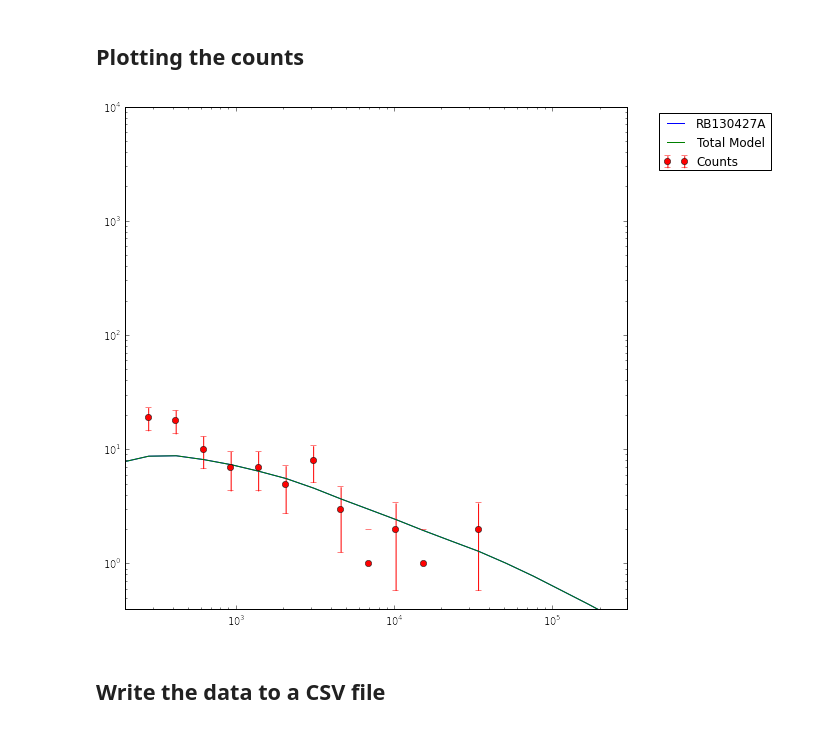
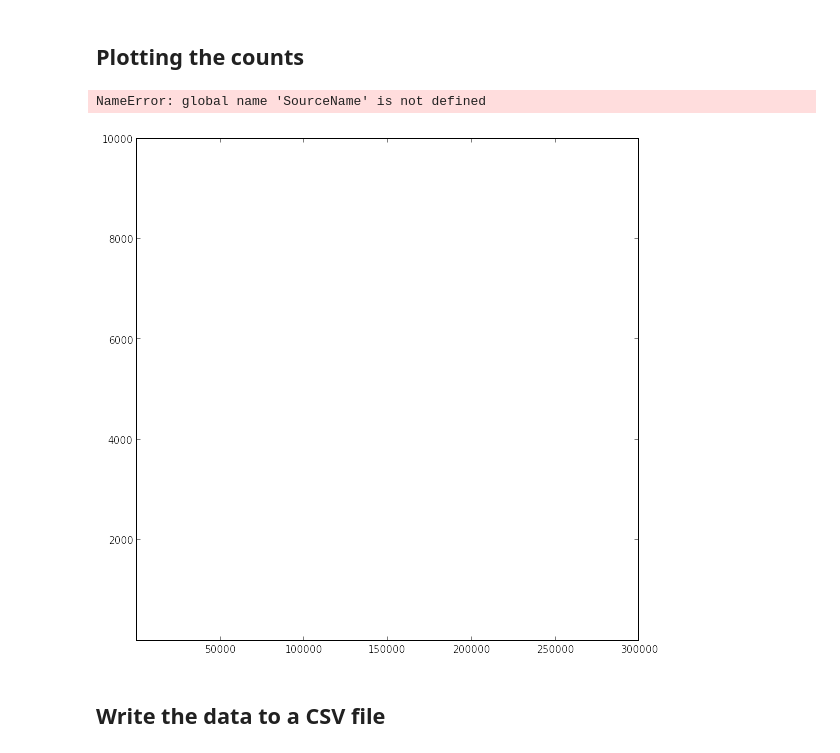
Before and after one commit to RoCaerbannog/VHEObserverTools, a Jupyter notebook: GRB Analysis Testing .ipynb, the cells around one changed output. Cells and saved outputs as stored; diff of their text form; code cells hidden in the pictures.

```diff
--- a/GRB Analysis Testing .ipynb
+++ b/GRB Analysis Testing .ipynb
@@ -41,9 +45,10 @@ Our convergence is...
 # %% [markdown]
 ## Plotting the counts
 # %%
-GRB130427A.plot_counts(0)
+GRB130427A.plot_counts(1)
 # %% [output]
+NameError: global name 'SourceName' is not defined
-[figure, old version]
+[figure, new version]
 # %% [markdown]
 ## Write the data to a CSV file
 # %%
```
Also changed, not shown: parts of 2 cells of this notebook.
